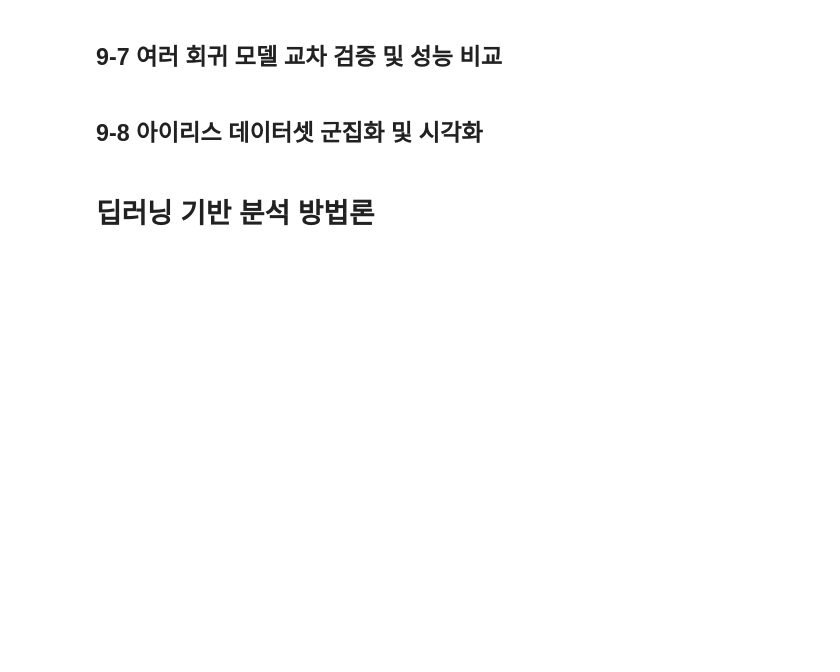
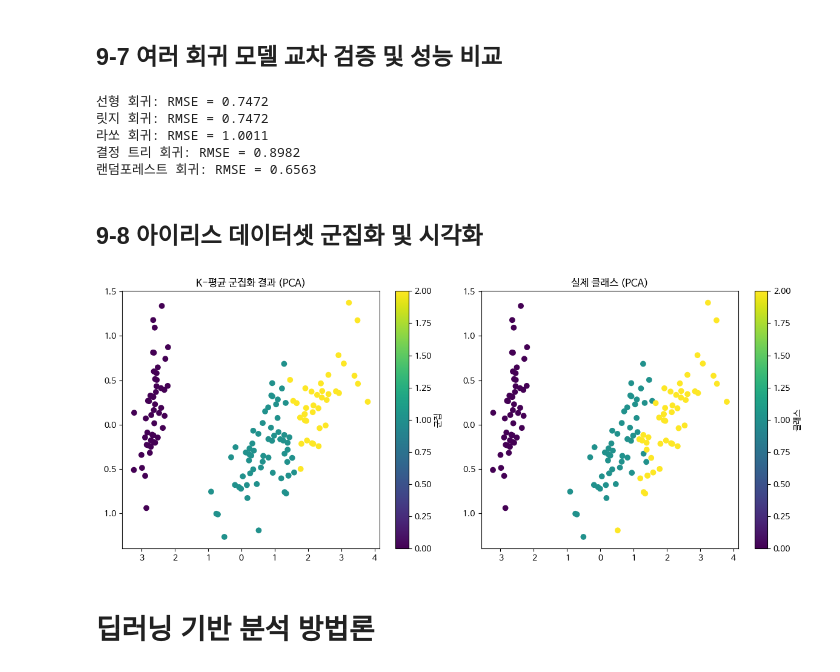
Before and after one commit to future-mi/Data-Analysis-with-Open-Source, a Jupyter notebook: 오픈소스_데이터_분석_9강.ipynb, the cells around one changed output. Cells and saved outputs as stored; diff of their text form; code cells hidden in the pictures; blank space fills up the shorter version.

```diff
--- a/오픈소스_데이터_분석_9강.ipynb
+++ b/오픈소스_데이터_분석_9강.ipynb
@@ -262,6 +296,12 @@ y = california.target
 
 ## 다양한 회귀 모델 정의
 models = {
+    '선형 회귀' : LinearRegression(),
+    '릿지 회귀' : Ridge(),
+    '라쏘 회귀' : Lasso(),
+    '결정 트리 회귀' : DecisionTreeRegressor(),
+    '랜덤포레스트 회귀' : RandomForestRegressor()
+
 }
 
 ## 각 모델별 교차 검증 수행 및 RMSE 출력
@@ -270,39 +310,51 @@ for name, model in models.items():
     scores = cross_val_score(model, X, y, cv=5, scoring='neg_mean_squared_error')
     rmse = (-scores.mean()) ** 0.5 ## MSE를 RMSE로 변환
     print(f"{name}: RMSE = {rmse:.4f}")
+# %% [output]
+선형 회귀: RMSE = 0.7472
+릿지 회귀: RMSE = 0.7472
+라쏘 회귀: RMSE = 1.0011
+결정 트리 회귀: RMSE = 0.8982
+랜덤포레스트 회귀: RMSE = 0.6563
 # %% [markdown]
 ## 9-8 아이리스 데이터셋 군집화 및 시각화
 # %%
 from sklearn.cluster import KMeans, DBSCAN
 from sklearn.decomposition import PCA
 import matplotlib.pyplot as plt
 from sklearn.datasets import load_iris
 
 ## 아이리스 데이터셋 로드
 iris = load_iris()
 X = iris.data
 y = iris.target
 
 ## K-평균 군집화 수행
+kmeans = KMeans(n_clusters=3)
+cluster_labels = kmeans.fit_predict(X)
 
 ## PCA를 이용한 차원 축소 (2차원)
+pca = PCA(n_components=2)
+X_pca = pca.fit_transform(X)
 
 ## 군집화 결과 및 실제 클래스 시각화
 plt.figure(figsize=(12, 5))
 
 ## K-평균 군집화 결과 시각화
 plt.subplot(1, 2, 1)
 scatter = plt.scatter(X_pca[:, 0], X_pca[:, 1], c=cluster_labels, cmap='viridis')
 plt.title('K-평균 군집화 결과 (PCA)')
 plt.colorbar(scatter, label='군집')
 
 ## 실제 클래스 시각화
 plt.subplot(1, 2, 2)
 scatter = plt.scatter(X_pca[:, 0], X_pca[:, 1], c=y, cmap='viridis')
 plt.title('실제 클래스 (PCA)')
 plt.colorbar(scatter, label='클래스')
 plt.tight_layout()
 plt.show()
+# %% [output]
+[figure, added]
 # %% [markdown]
 # 딥러닝 기반 분석 방법론
 # %% [markdown]
```
Also changed, not shown: parts of 5 cells of this notebook.
